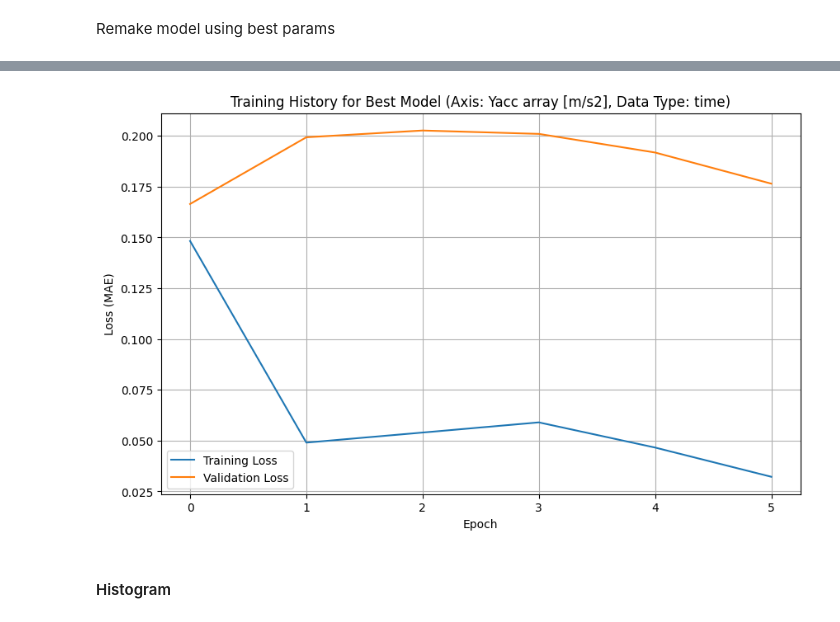
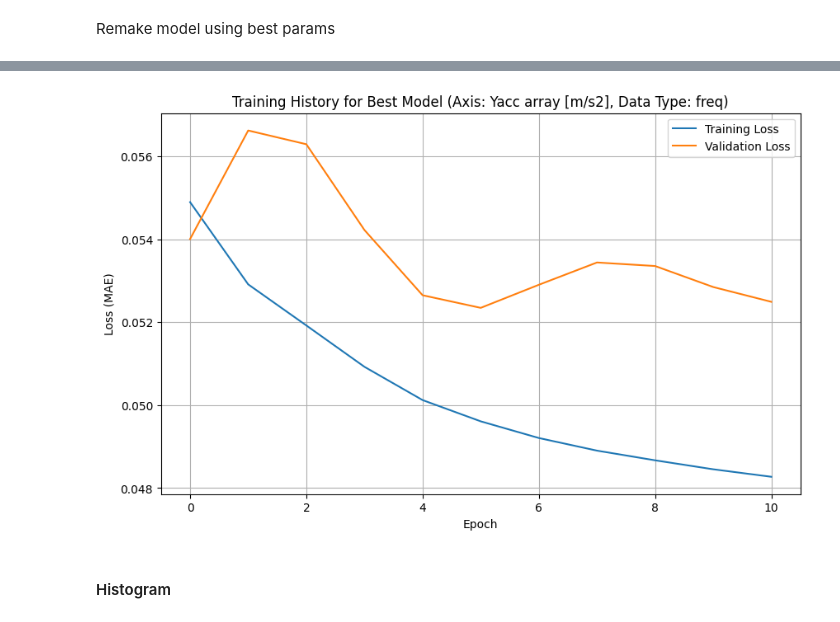
Before and after one commit to rd908213/ME-597-IIoT, a Jupyter notebook: group_project/MachineLearning.ipynb, the cells around one changed output, grey strips where cells are left out. Cells and saved outputs as stored; diff of their text form; code cells hidden in the pictures.

```diff
--- a/group_project/MachineLearning.ipynb
+++ b/group_project/MachineLearning.ipynb
@@ -61,7 +55,7 @@ Drive already mounted at /content/drive; to attempt to forcibly remount, call dr
 ## Loading data using pandas
 
 brewing_data_file = "20260421_224126_Brewing_lab8_data.csv"  # normal condition filename: You must change this!
-finishing_data_file = "20260421_224826_Finishing_lab8_data.csv"  # abnormal condition filename: You must change this!
+finishing_data_file = "20260422_202458_Finishing_lab8_data.csv"  # abnormal condition filename: You must change this!
 
 df_normal = pd.read_csv(brewing_data_file)  # normal dataframe
 df_abnormal = pd.read_csv(finishing_data_file)  # abnormal dataframe
@@ -486,12 +480,12 @@ def find_best_model(
 
     return best_model, best_params, results
 # %%
-embedding_size = [64]
-learning_rate = [1e-3]
+embedding_size = [32]
+learning_rate = [1e-4]
 batch_size = [64]
 epoch = [200]
-axes = ["Yacc array [m/s2]"]
-data_types = ["time"]
+axes = ["Yacc array [m/s2]", "Zacc array [m/s2]"]
+data_types = ["time", "freq", "raw"]
 
 best_model, best_param, results = find_best_model(
     embedding_size, learning_rate, batch_size, epoch, axes, data_types
@@ -537,13 +550,14 @@ Remake model using best params
 best_data = DataSet(best_param["Axis"], best_param["Data Type"])
 
 # Recompile the best_model to prepare it for fitting
-best_model.compile(optimizer=keras.optimizers.Adam(learning_rate=best_param["Learning Rate"]), loss='mae')
+best_model.compile(
+    optimizer=keras.optimizers.Adam(learning_rate=best_param["Learning Rate"]),
+    loss="mae",
+)
 
 # Define early stopping as used during the original grid search
 early_stop = EarlyStopping(
-    monitor='val_loss',
-    patience=5,
-    restore_best_weights=True
+    monitor="val_loss", patience=5, restore_best_weights=True
 )
 
 # Prepare validation data, as done in find_best_model
@@ -559,15 +573,17 @@ history = best_model.fit(
     batch_size=best_param["Batch Size"],
     validation_data=(normal_val_data, normal_val_data),
     shuffle=True,
-    verbose=1, # Change to 1 to see training progress
-    callbacks=[early_stop]
+    verbose=1,  # Change to 1 to see training progress
+    callbacks=[early_stop],
 )
 
 # Plotting the evolution of training and validation loss
 plt.figure(figsize=(10, 6))
 plt.plot(history.history["loss"], label="Training Loss")
 plt.plot(history.history["val_loss"], label="Validation Loss")
-plt.title(f"Training History for Best Model (Axis: {best_param['Axis']}, Data Type: {best_param['Data Type']})")
+plt.title(
+    f"Training History for Best Model (Axis: {best_param['Axis']}, Data Type: {best_param['Data Type']})"
+)
 plt.xlabel("Epoch")
 plt.ylabel("Loss (MAE)")
 plt.legend()
@@ -589,4 +610,4 @@ Epoch 6/200
-[figure, old version]
+[figure, new version]
 # %% [markdown]
 #### Histogram
 # %%
```
Also changed, not shown: parts of 9 cells of this notebook, 5 other files.
